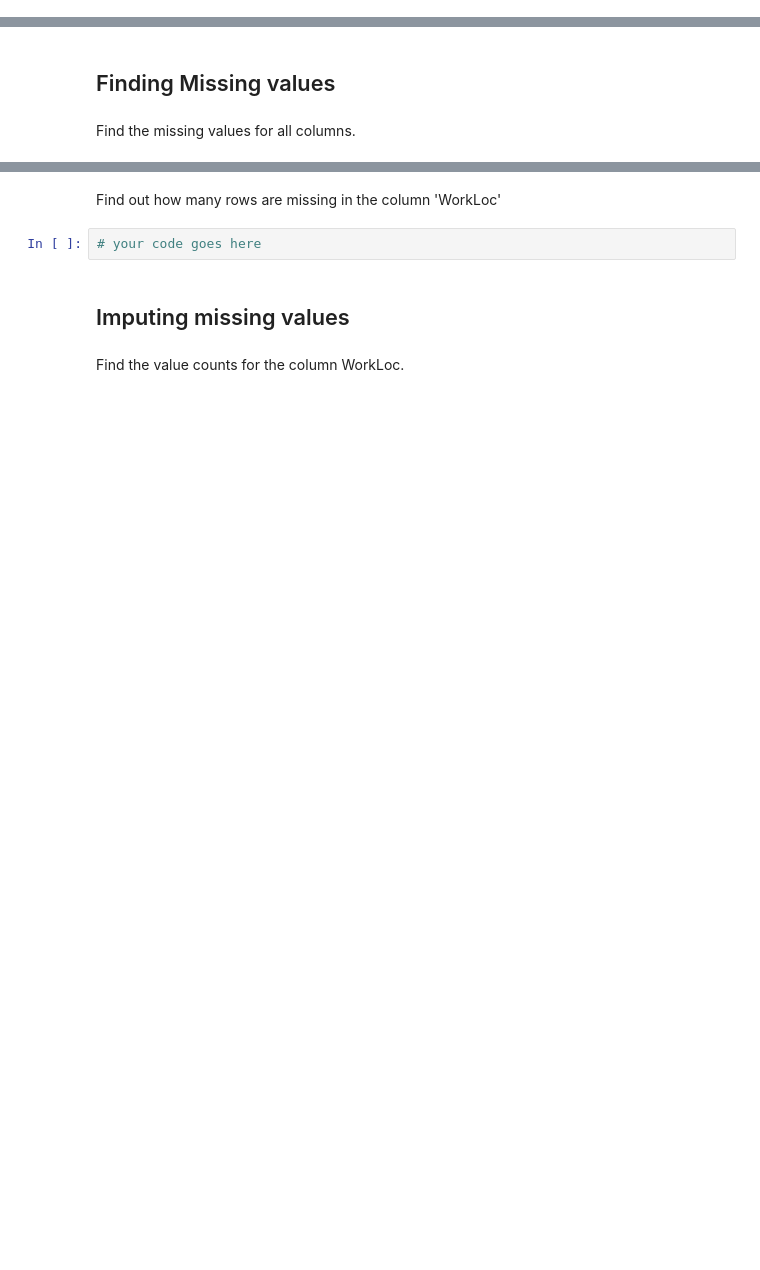
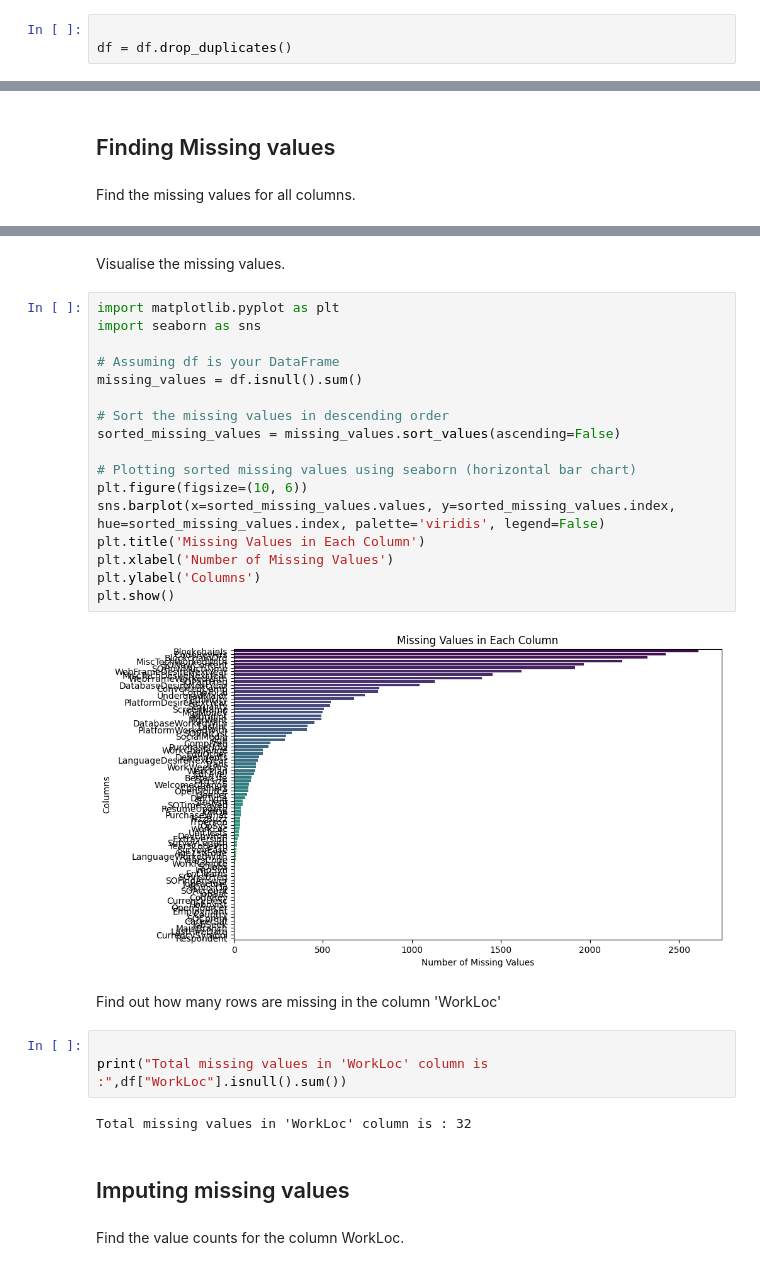
Before and after one commit to rahulbhoyar1995/IBM-Data-Analyst-Capstone-Project, a Jupyter notebook: 4_exploring_the_data/M2DataWrangling-lab.ipynb, the cells around one changed output, grey strips where cells are left out. Cells and saved outputs as stored; diff of their text form; blank space fills up the shorter version.

```diff
--- a/4_exploring_the_data/M2DataWrangling-lab.ipynb
+++ b/4_exploring_the_data/M2DataWrangling-lab.ipynb
@@ -53,2 +107,5 @@ Remove the duplicate rows from the dataframe.
+# %%
+
+df = df.drop_duplicates()
 # %% [markdown]
 Verify if duplicates were actually dropped.
@@ -63,7 +143,31 @@ Find the missing values for all columns.
+# %% [markdown]
+Visualise the missing values.
+# %%
+import matplotlib.pyplot as plt
+import seaborn as sns
+
+# Assuming df is your DataFrame
+missing_values = df.isnull().sum()
+
+# Sort the missing values in descending order
+sorted_missing_values = missing_values.sort_values(ascending=False)
+
+# Plotting sorted missing values using seaborn (horizontal bar chart)
+plt.figure(figsize=(10, 6))
+sns.barplot(x=sorted_missing_values.values, y=sorted_missing_values.index, hue=sorted_missing_values.index, palette='viridis', legend=False)
+plt.title('Missing Values in Each Column')
+plt.xlabel('Number of Missing Values')
+plt.ylabel('Columns')
+plt.show()
+# %% [output]
+[figure, added]
 # %% [markdown]
 Find out how many rows are missing in the column 'WorkLoc'
-# %%
-# your code goes here
+# %%
+
+print("Total missing values in 'WorkLoc' column is :",df["WorkLoc"].isnull().sum())
+# %% [output]
+Total missing values in 'WorkLoc' column is : 32
 # %% [markdown]
 ## Imputing missing values
 # %% [markdown]
```
Also changed, not shown: parts of 26 cells of this notebook, 1 other file.
